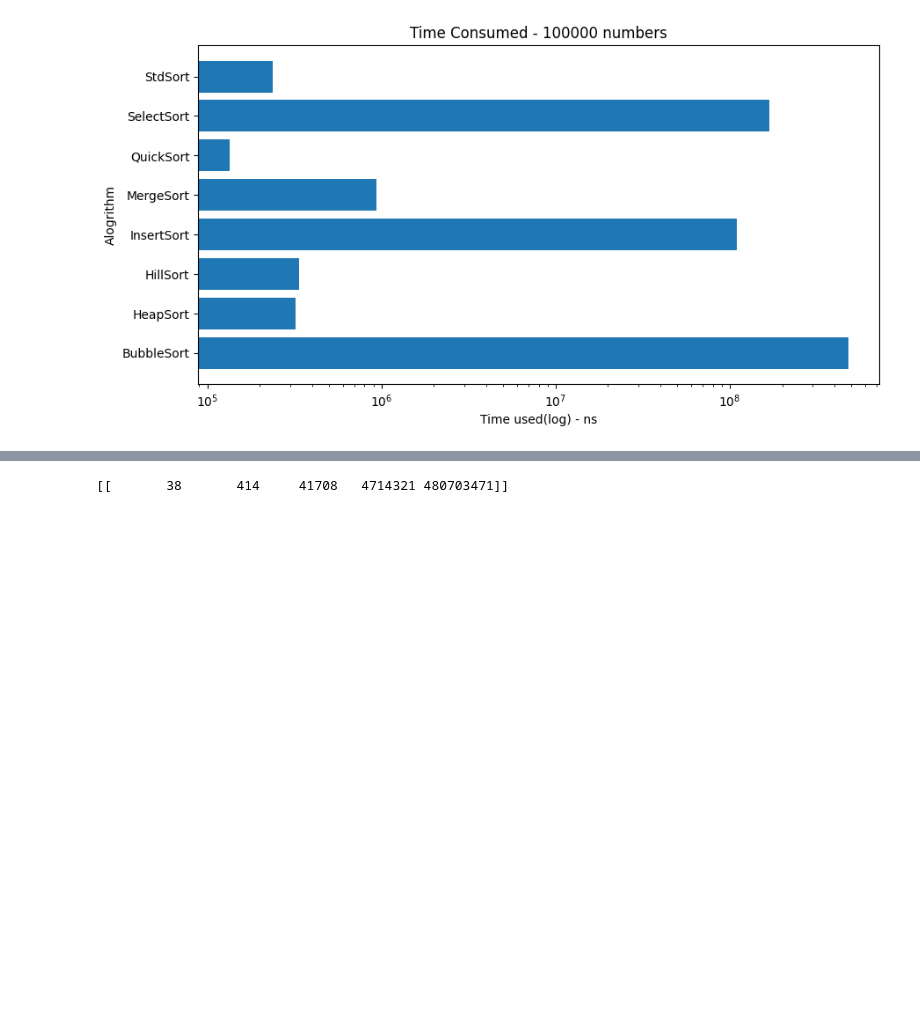
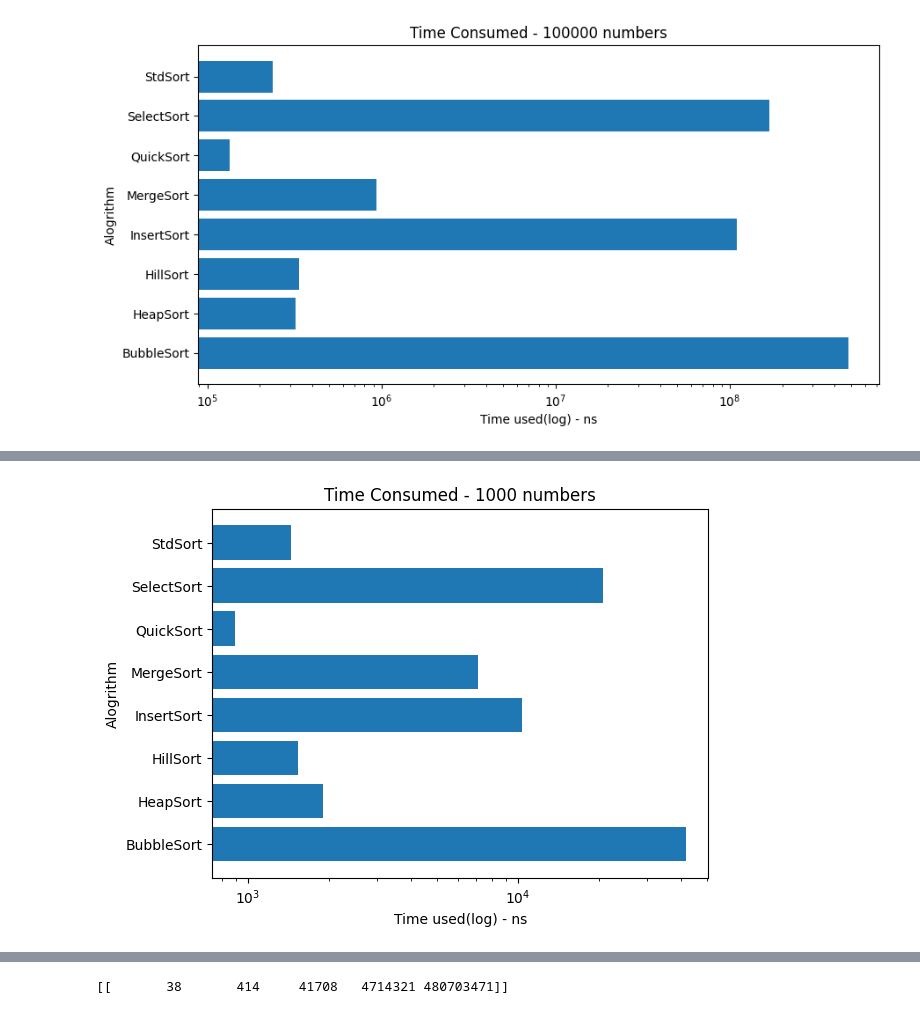
Before and after one commit to Dustella/race-of-sorting-algorithms, a Jupyter notebook: plot.ipynb, the cells around one changed output, grey strips where cells are left out. Saved outputs shown, nothing was run; the diff lists cells and outputs as text; code cells hidden in the pictures; blank space fills up the shorter version.

```diff
--- a/plot.ipynb
+++ b/plot.ipynb
@@ -39,3 +48,12 @@ plt.show()
+# %%
+plt.title("Time Consumed - 1000 numbers")
+plt.xlabel("Time used(log) - ns")
+plt.ylabel("Alogrithm")
+plt.xscale('log')
+plt.barh(result["sname"], result["1000_time"])
+plt.show()
+# %% [output]
+[figure, added]
 # %%
 def draw(alg_name):
     row = result.loc[result["sname"] == alg_name]
```
Also changed, not shown: parts of 3 cells of this notebook, 2 other files.
